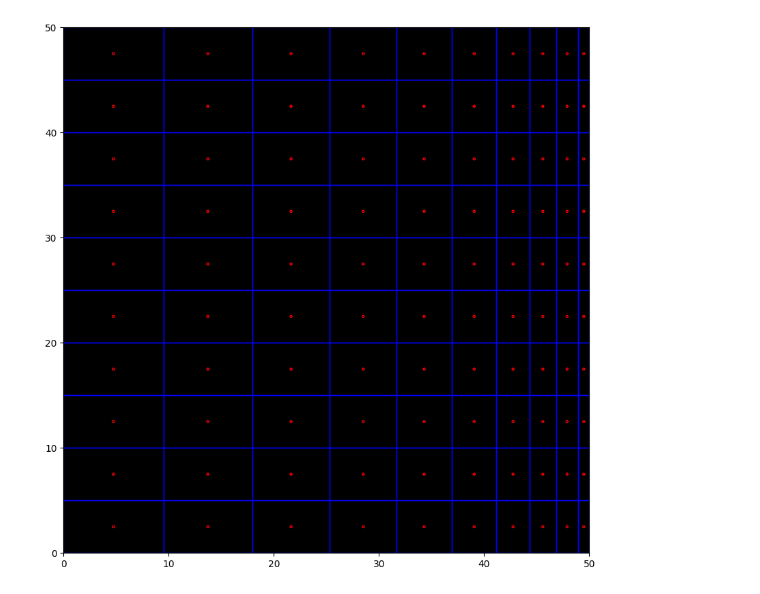
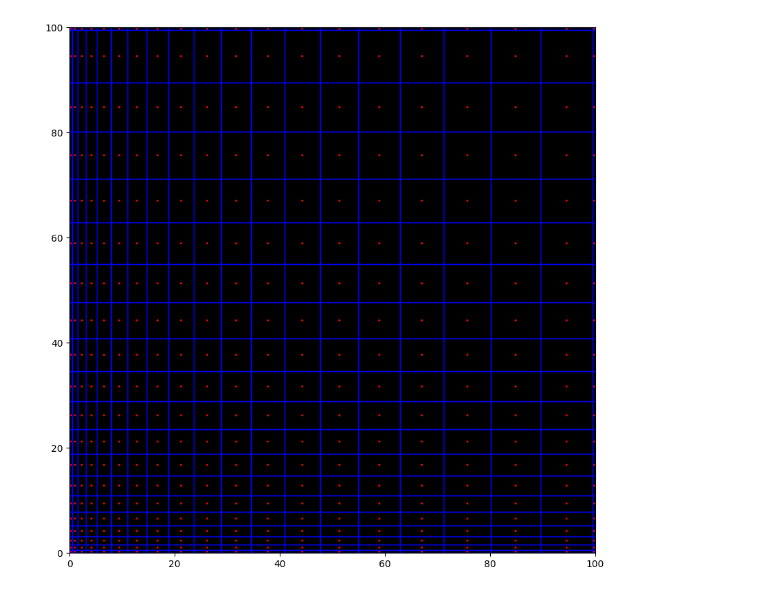
Before and after one commit to Mafaz03/Computational-Fluid-Dynamics, a Jupyter notebook: test.ipynb, the cells around one changed output. Saved outputs shown, nothing was run; the diff lists cells and outputs as text; code cells hidden in the pictures.

Commit message:
mesh_generator

```diff
--- a/test.ipynb
+++ b/test.ipynb
@@ -47,7 +49,7 @@ for y in range(mesh.shape[0]):
 def stretch_one_point_gradual(arr, index, percent):
     """
     Stretch or shrink one point by `percent`, and reduce others progressively.
-    Total sum remains the same.
+    Total sum remains the same. Keeps the index position intact.
     """
     arr = np.array(arr, dtype=float)
     total = arr.sum()
@@ -59,19 +61,21 @@ def stretch_one_point_gradual(arr, index, percent):
     # Step 2: Remaining total for other values
     leftover = total - new_value
 
-    # Step 3: Progressive weights for others
-    weights = np.array([i+1 for i in range(n)], dtype=float)
-    weights[index] = 0
+    if leftover < 0:
+        raise ValueError("Percent too negative: total cannot be preserved.")
 
-    # Step 4: Normalize weights so others sum to leftover
+    # Step 3: Progressive weights for others (based on position)
+    weights = np.arange(1, n + 1, dtype=float)
+    weights[index] = 0  # exclude chosen index
+
+    # Step 4: Distribute leftover according to weights
     factor = leftover / weights.sum()
     for i in range(n):
         if i != index:
             arr[i] = factor * weights[i]
     arr[index] = new_value
 
-    # Step 5: Sort if needed
-    return np.sort(arr)[::-1]
+    return arr
 
 # Example usage
 x_axis = [5, 5, 5, 5, 5, 5]
@@ -96,3 +138,7 @@ array([9.5       , 8.44444444, 7.38888889, 6.33333333, 5.27777778,
+# %%
+degrade = -90
+result = stretch_one_point_gradual(test_x, index=-1, percent=degrade)
+result
 # %%
 for y in range(mesh.shape[0]):
     # Extract current row cell sizes
@@ -105,5 +151,19 @@ for y in range(mesh.shape[0]):
     gx_temp = 0
     for x in range(mesh.shape[1]):
         mesh[y][x].Cell_size_x = stretched_array_size[x]
-        mesh[y][x].Gx = gx_temp   # ✅ bottom-left of this cell
+        mesh[y][x].Gx = gx_temp   # bottom-left of this cell
         gx_temp += stretched_array_size[x]
+
+for x in range(mesh.shape[1]):
+    # Extract current column cell sizes
+    y_array_size = [mesh[y][x].Cell_size_y for y in range(mesh.shape[0])]
+
+    # Stretch chosen index (example: bottommost index=0)
+    stretched_array_size = stretch_one_point_gradual(y_array_size, index=-1, percent=degrade)
+
+    # Assign back and recompute bottom-left Gy
+    gy_temp = 0
+    for y in range(mesh.shape[0]):
+        mesh[y][x].Cell_size_y = stretched_array_size[y]
+        mesh[y][x].Gy = gy_temp
+        gy_temp += stretched_array_size[y]
@@ -127,24 +193,24 @@ stretched_array_size[x]
 # %%
 fig, ax = plt.subplots(figsize=(10, 10))
 
-plot_size_y = 50
-plot_size_x = 50
+plot_size_y = Ly
+plot_size_x = Lx
 
 canvas = np.ones((int(plot_size_y), int(plot_size_x)))
 ax.imshow(canvas, origin='lower', cmap='gray',
           extent=[0, plot_size_x, 0, plot_size_y])
 
 for y in range(mesh.shape[0]):
     for x in range(mesh.shape[1]):
         cell = mesh[y][x]
 
         circle = plt.Circle(
                 (cell.Gx + cell.Cell_size_x / 2, cell.Gy + cell.Cell_size_y / 2),
                 0.1, color='red', fill=False
             )
         ax.add_patch(circle)
 
-        rect = plt.Rectangle((cell.Gx, cell.Gy), cell.Cell_size_x, dy, linewidth=1, edgecolor=cell.edge_color, facecolor='none')
+        rect = plt.Rectangle((cell.Gx, cell.Gy), cell.Cell_size_x, cell.Cell_size_y, linewidth=1, edgecolor=cell.edge_color, facecolor='none')
         ax.add_patch(rect)
 # %% [output]
-[figure, old version]
+[figure, new version]
```
Also changed, not shown: parts of 9 cells of this notebook, 2 other files.
